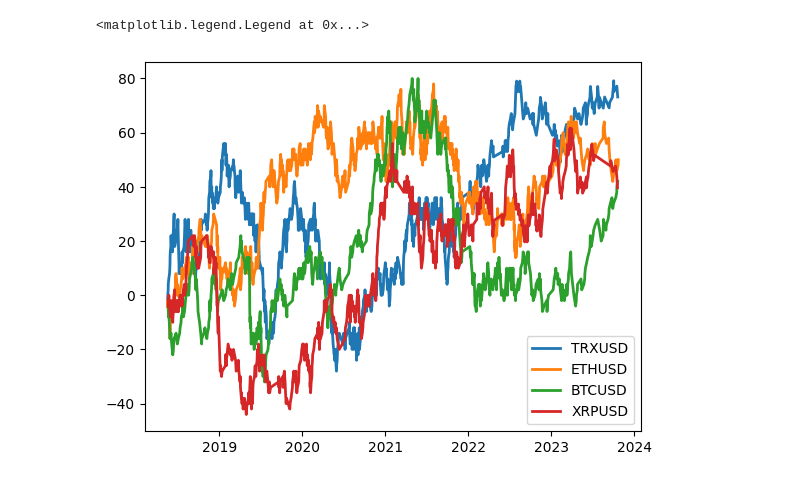
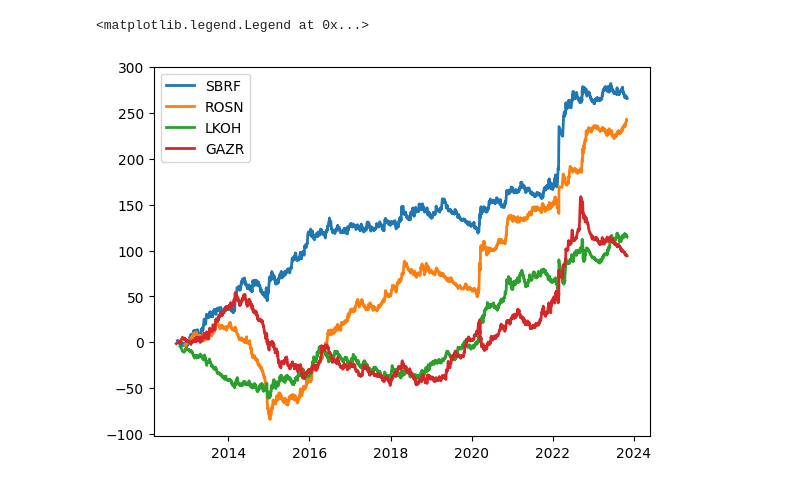
Before and after one commit to binrey/MLTR, a Jupyter notebook: optim_research.ipynb, the cells around one changed output. Cells and saved outputs as stored; diff of their text form; code cells hidden in the pictures.

Commit message:
optim upd

```diff
--- a/optim_research.ipynb
+++ b/optim_research.ipynb
@@ -8,3 +8,10 @@ from matplotlib import pyplot as plt
 pd.set_option('display.max_rows', 500)
 pd.set_option('display.max_columns', 500)
 pd.set_option('display.width', 1000)
+# %%
+cfgs, btests = [], []
+for p in sorted(Path("optimization").glob("*.pickle")):
+    cfg, btest = pickle.load(open(p, "rb"))
+    cfgs.append(cfg)
+    btests.append(btest)
+    print(p)
@@ -11,10 +36,4 @@ pd.set_option('display.width', 1000)
 # %%
-cfgs, btests = [], []
-for p in Path("optimization").glob("*.pickle"):
-    cfg, btest = pickle.load(open(p, "rb"))
-    cfgs.append(cfg)
-    btests.append(btest)
-
 opt_summary = {k:[] for k in cfgs[0].keys()}
 for k in opt_summary.keys():
     for cfg in cfgs:
@@ -83,12 +94,12 @@ opt_res.head(20)
 # %%
-opt_res_id = 9
+opt_res_id = 0
 legend = []
 for test_id in map(int, opt_res.test_ids.iloc[opt_res_id].split(".")[1:]):
     plt.plot([pos.close_date for pos in btests[test_id].positions],
              btests[test_id].profits.cumsum(),
              linewidth=2)
     legend.append(cfgs[test_id].ticker)
 plt.legend(legend)
 # %% [output]
 <matplotlib.legend.Legend at 0x...>
-[figure, old version]
+[figure, new version]
```
Also changed, not shown: parts of 3 cells of this notebook, 5 other files.
